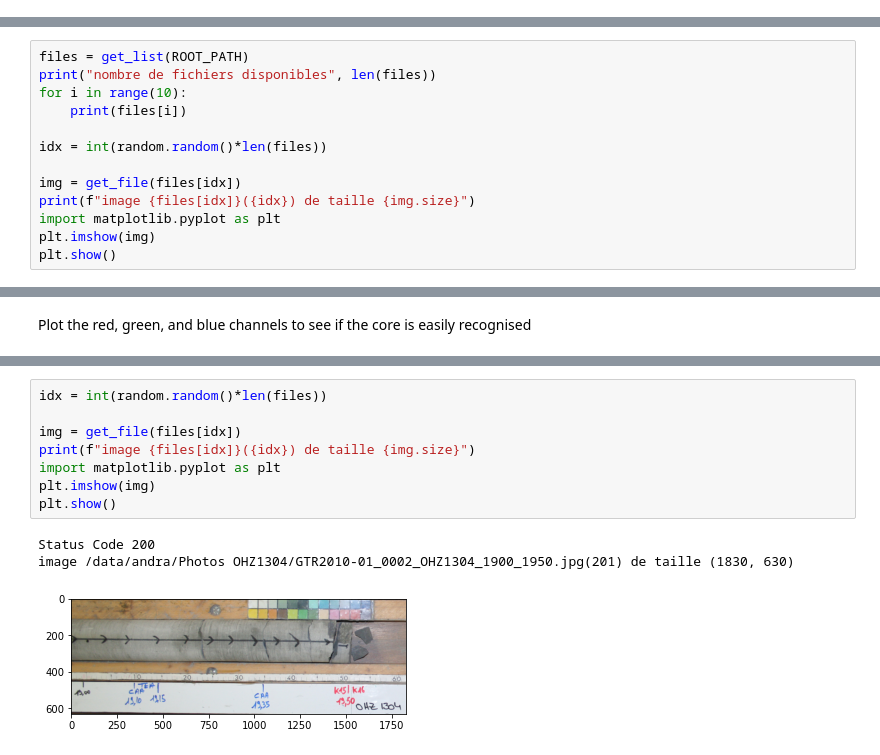
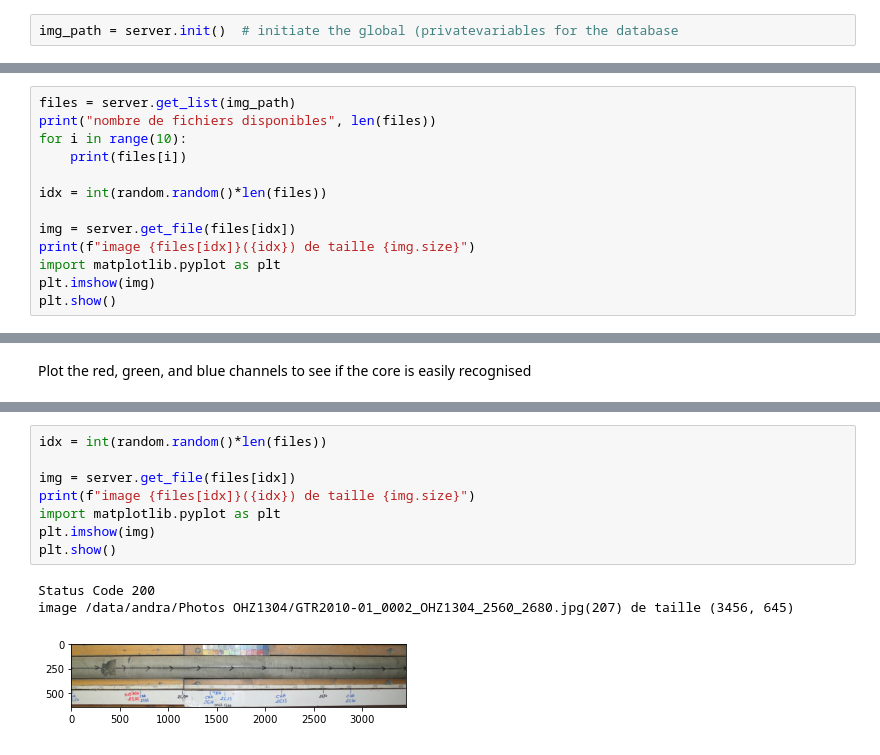
Before and after one commit to zwergon/calcimetry, a Jupyter notebook: notebooks/open-an-image.ipynb, the cells around one changed output, grey strips where cells are left out. Saved outputs shown, nothing was run; the diff lists cells and outputs as text.

Commit message:
created a module lubutils to put the use-server.py functions in

```diff
--- a/notebooks/open-an-image.ipynb
+++ b/notebooks/open-an-image.ipynb
@@ -57,0 +15,2 @@ def get_file(filename):
+# %%
+img_path = server.init()  # initiate the global (privatevariables for the database
@@ -58,12 +19,12 @@ def get_file(filename):
 # %%
-files = get_list(ROOT_PATH)
+files = server.get_list(img_path)
 print("nombre de fichiers disponibles", len(files))
 for i in range(10):
     print(files[i])
 
 idx = int(random.random()*len(files))
 
-img = get_file(files[idx])
+img = server.get_file(files[idx])
 print(f"image {files[idx]}({idx}) de taille {img.size}")
 import matplotlib.pyplot as plt
 plt.imshow(img)
@@ -108,15 +69,15 @@ plt.show()
 # %%
 idx = int(random.random()*len(files))
 
-img = get_file(files[idx])
+img = server.get_file(files[idx])
 print(f"image {files[idx]}({idx}) de taille {img.size}")
 import matplotlib.pyplot as plt
 plt.imshow(img)
 plt.show()
 # %% [output]
 Status Code 200
-image /data/andra/Photos OHZ1304/GTR2010-01_0002_OHZ1304_1900_1950.jpg(201) de taille (1830, 630)
+image /data/andra/Photos OHZ1304/GTR2010-01_0002_OHZ1304_2560_2680.jpg(207) de taille (3456, 645)
-[figure, old version]
+[figure, new version]
 # %%
 image = np.array(img)
 
```
Also changed, not shown: parts of 7 cells of this notebook, 3 other files.
